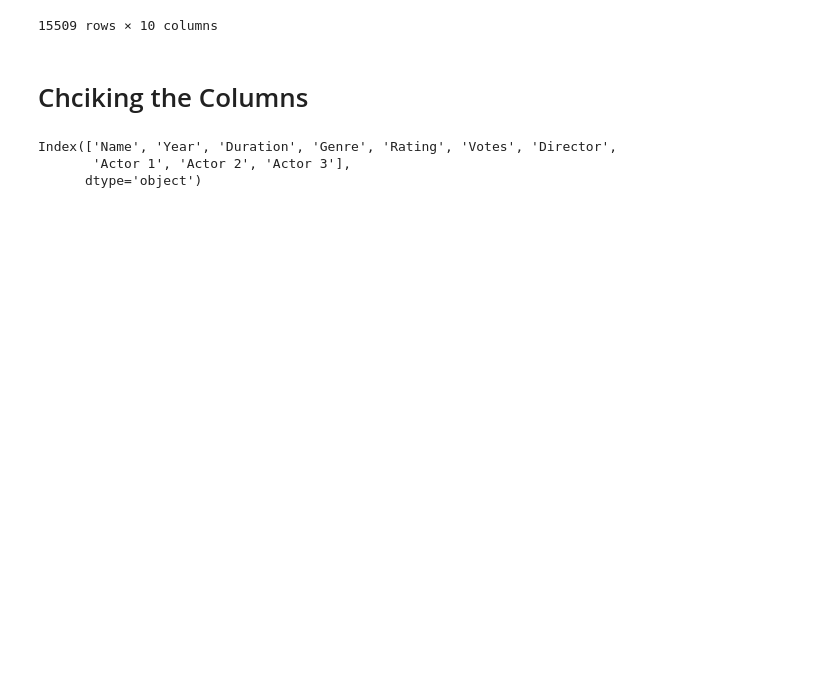
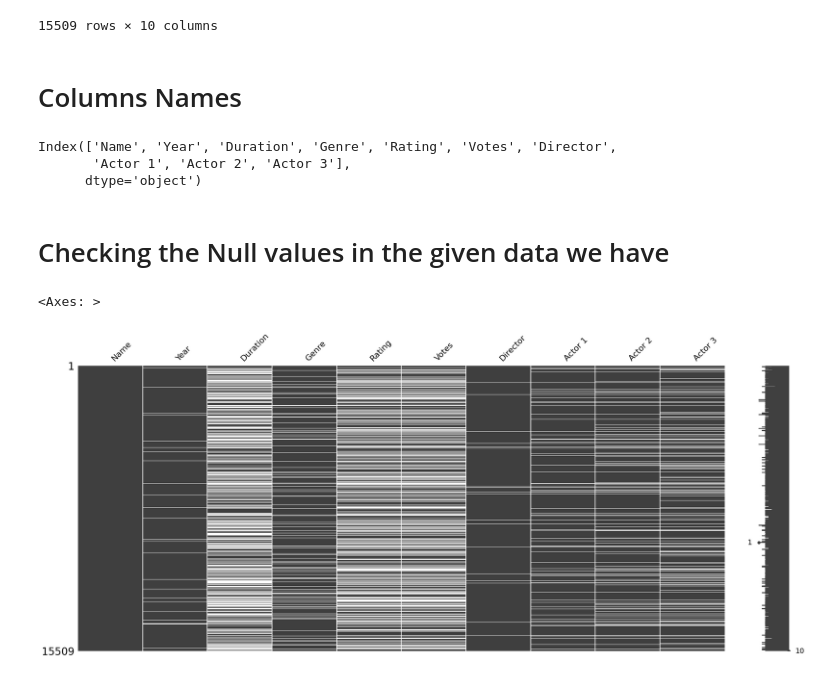
Before and after one commit to sayaanfrah/codfileInternship, a Jupyter notebook: imdb_solution.ipynb, the cells around one changed output. Saved outputs shown, nothing was run; the diff lists cells and outputs as text; code cells hidden in the pictures; blank space fills up the shorter version.

```diff
--- a/imdb_solution.ipynb
+++ b/imdb_solution.ipynb
@@ -33,11 +33,19 @@ df
 | 15507 | Zulmi Shikari | (1988) | NaN | Action | NaN | NaN | NaN | NaN | NaN | NaN |
 | 15508 | Zulm-O-Sitam | (1998) | 130 min | Action, Drama | 6.2 | 20 | K.C. Bokadia | Dharmendra | Jaya Prada | Arjun Sarja |
 15509 rows × 10 columns
-# %% [markdown]
-# Chciking the Columns
-# %%
-df.columns
-# %% [output]
-Index(['Name', 'Year', 'Duration', 'Genre', 'Rating', 'Votes', 'Director',
-       'Actor 1', 'Actor 2', 'Actor 3'],
-      dtype='object')
+# %% [markdown]
+# Columns Names
+# %%
+df.columns
+# %% [output]
+Index(['Name', 'Year', 'Duration', 'Genre', 'Rating', 'Votes', 'Director',
+       'Actor 1', 'Actor 2', 'Actor 3'],
+      dtype='object')
+# %% [markdown]
+# Checking the Null values in the given data we have
+# %%
+import missingno as msn
+msn.matrix(df)
+# %% [output]
+<Axes: >
+[figure, added]
```
Also changed, not shown: parts of 44 cells of this notebook.
